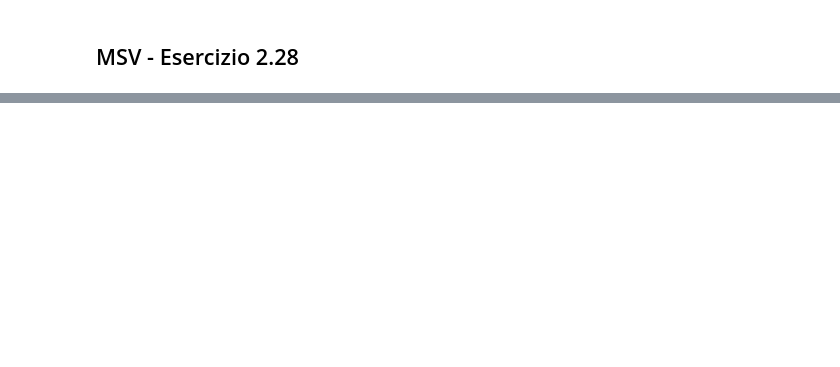
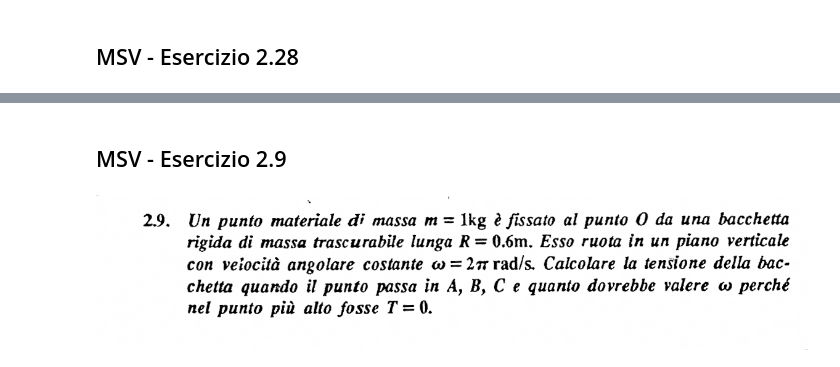
Before and after one commit to marcodalessandro76/Esercitazioni-Fisica-1, a Jupyter notebook: Dinamica punto materiale.ipynb, the cells around one changed output, grey strips where cells are left out. Cells and saved outputs as stored; diff of their text form; code cells hidden in the pictures; blank space fills up the shorter version.

```diff
--- a/Dinamica punto materiale.ipynb
+++ b/Dinamica punto materiale.ipynb
@@ -56,0 +73,6 @@ __Svolgimento__
+# %% [markdown]
+## MSV - Esercizio 2.9
+# %%
+Image('Immagini/MSV_2.9_Testo1.png',width=900)
+# %% [output]
+[figure, added]
```
Also changed, not shown: parts of 8 cells of this notebook, 6 other files.
